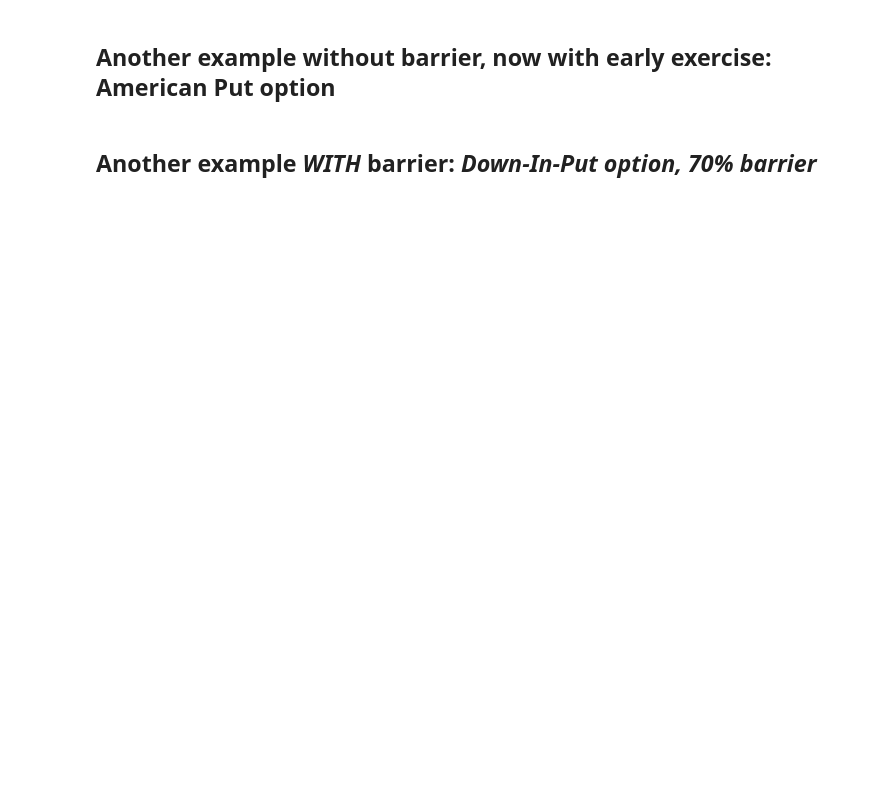
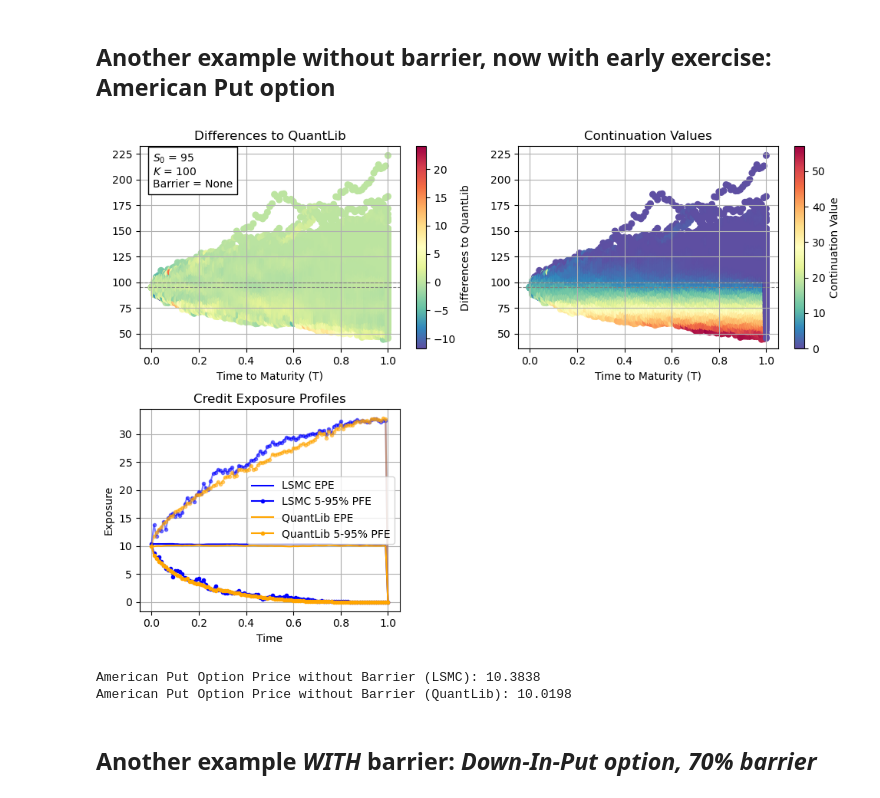
Before and after one commit to heidi123123/american-monte-carlo, a Jupyter notebook: AmericanMonteCarlo.ipynb, the cells around one changed output. Cells and saved outputs as stored; diff of their text form; code cells hidden in the pictures; blank space fills up the shorter version.

```diff
--- a/AmericanMonteCarlo.ipynb
+++ b/AmericanMonteCarlo.ipynb
@@ -110,30 +114,36 @@ if barrier_level:
 # %%
 params = {
     # Underlying asset path settings
     "S0": 95,  # Initial stock price
     "K": 100,  # Strike price
     "T": 1.0,  # Maturity in years
     "r": 0.01,  # Risk-free rate
     "sigma": 0.2,  # Volatility of the underlying stock
     "n_time_steps": 100,  # Number of time steps (excluding S0)
     "n_paths": 1000,  # Number of Monte Carlo paths
     # Payoff settings
     "option_type": "Put",  # Option type
     "exercise_type": "American",  # Exercise type
     "barrier_level": None,    # Barrier level
     # Regression settings
     "basis_type": "Chebyshev",
-    "degree": 4,
+    "degree": 10,
+    "scaling": True,
+    "scaling_factor": 1,
     # Plot settings
     "n_plotted_paths": 1000,
     "difference_type": "difference",
     "vmin_diff": None,
     "vmax_diff": None
 }
 
 
 np.random.seed(42)
 main(params)
+# %% [output]
+[figure, added]
+American Put Option Price without Barrier (LSMC): 10.3838
+American Put Option Price without Barrier (QuantLib): 10.0198
 # %% [markdown]
 ## Another example *WITH* barrier: *Down-In-Put option, 70% barrier*
 # %%
```
Also changed, not shown: parts of 8 cells of this notebook.
